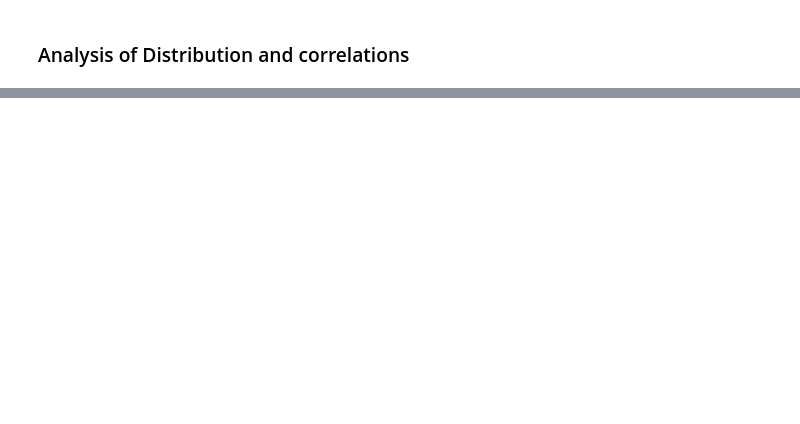
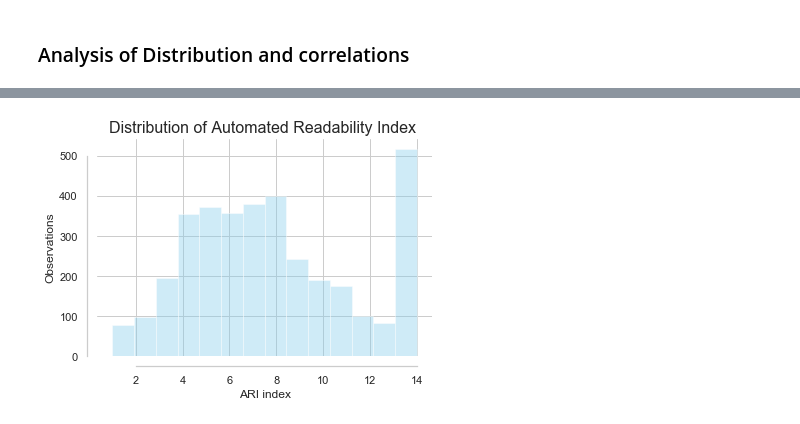
Before and after one commit to Daesparz/Capstone1, a Jupyter notebook: Data_Analysis/Extension_Exploratory_Data_Analysis.ipynb, the cells around one changed output, grey strips where cells are left out. Drawn from its saved outputs; the diff is of its cells as text; code cells hidden in the pictures; blank space fills up the shorter version.

```diff
--- a/Data_Analysis/Extension_Exploratory_Data_Analysis.ipynb
+++ b/Data_Analysis/Extension_Exploratory_Data_Analysis.ipynb
@@ -593,0 +710,8 @@ p_value = 0.9183208139579468
+# %%
+_ = sns.distplot(df_Reviews.ari_corrected, kde=False, bins=14, color='skyblue')
+_ = sns.despine(offset=10, trim=True)
+_ = plt.xlabel('ARI index', size=12)
+_ = plt.ylabel('Observations', size=12)
+_ = plt.title('Distribution of Automated Readability Index', size=16)
+# %% [output]
+[figure, added]
```
Also changed, not shown: parts of 50 cells of this notebook.
